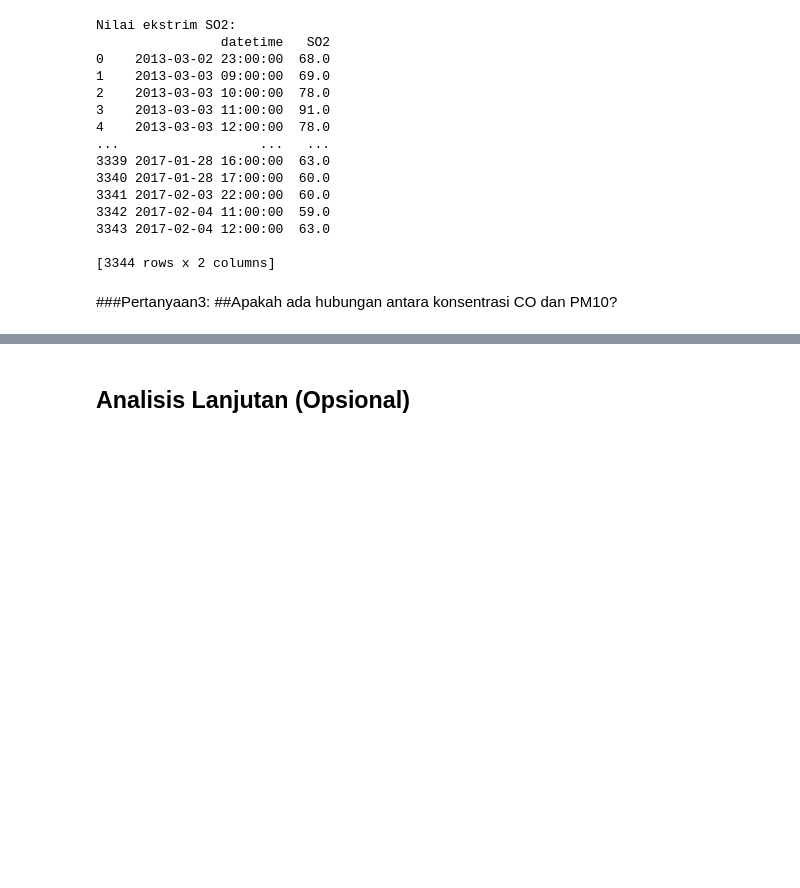
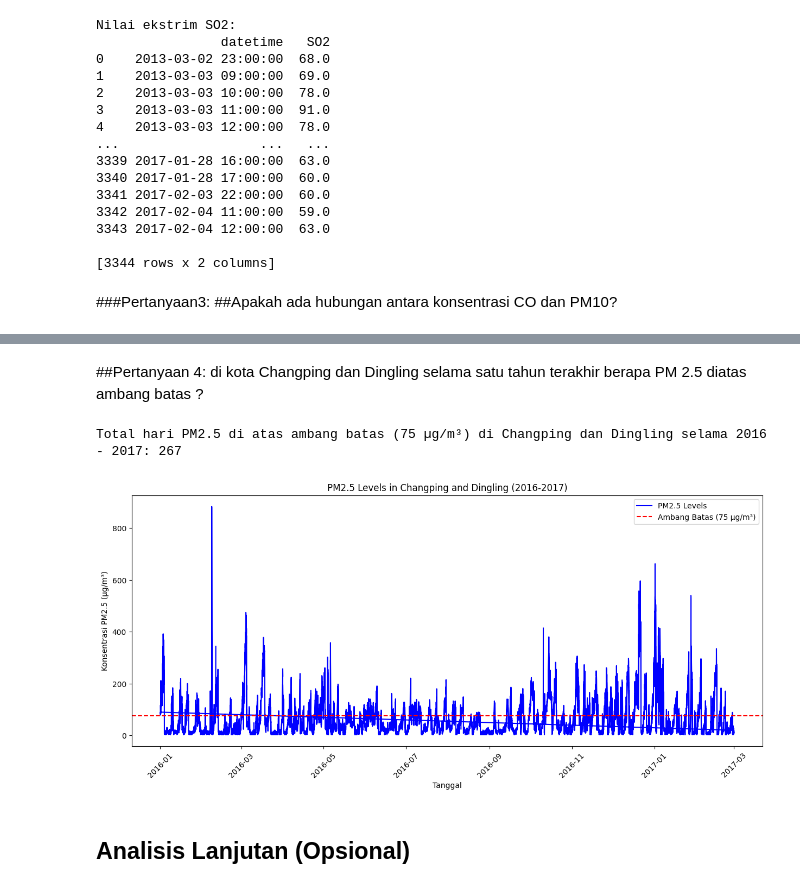
Before and after one commit to Rahmathidayat4299/analysis-air-quality, a Jupyter notebook: Proyek_Analisis_Data_Air_Quality.ipynb, the cells around one changed output, grey strips where cells are left out. Cells and saved outputs as stored; diff of their text form; code cells hidden in the pictures; blank space fills up the shorter version.

Commit message:
add question in analysis data

```diff
--- a/Proyek_Analisis_Data_Air_Quality.ipynb
+++ b/Proyek_Analisis_Data_Air_Quality.ipynb
@@ -315,3 +315,49 @@ Koefisien Korelasi antara CO dan PM10: 0.6775249050549231
+# %% [markdown]
+##Pertanyaan 4:
+ di kota Changping dan Dingling selama satu tahun terakhir berapa PM 2.5 diatas ambang batas ?
+# %%
+# Ensure all required columns are numeric
+df[['year', 'month', 'day', 'hour']] = df[['year', 'month', 'day', 'hour']].apply(pd.to_numeric, errors='coerce')
+
+# Drop rows with NaN in the required columns
+df.dropna(subset=['year', 'month', 'day', 'hour'], inplace=True)
+
+# Create datetime column
+df['datetime'] = pd.to_datetime(df[['year', 'month', 'day', 'hour']])
+
+# Set datetime as index
+df.set_index('datetime', inplace=True)
+
+# Filter data for the years 2016 and 2017 and the desired cities
+filtered_df = df[(df.index.year.isin([2016, 2017])) & (df['station'].isin(['Changping', 'Dingling']))]
+
+# Count the number of days where PM2.5 exceeds the threshold
+exceeding_days = filtered_df[filtered_df['PM2.5'] > 75]
+
+# Group by date and count the number of days
+result = exceeding_days.groupby(exceeding_days.index.date).size()
+
+# Total number of days exceeding the threshold
+total_exceeding_days = result.count()
+
+# Display the result
+print(f"Total hari PM2.5 di atas ambang batas (75 µg/m³) di Changping dan Dingling selama 2016 - 2017: {total_exceeding_days}")
+
+# Plotting PM2.5 levels
+plt.figure(figsize=(15, 6))
+plt.plot(filtered_df.index, filtered_df['PM2.5'], label='PM2.5 Levels', color='blue')
+plt.axhline(y=75, color='r', linestyle='--', label='Ambang Batas (75 µg/m³)')
+plt.title('PM2.5 Levels in Changping and Dingling (2016-2017)')
+plt.xlabel('Tanggal')
+plt.ylabel('Konsentrasi PM2.5 (µg/m³)')
+plt.xticks(rotation=45)  # Rotate x-axis labels for better readability
+plt.legend()
+
+# Show the plot
+plt.show()
+# %% [output]
+Total hari PM2.5 di atas ambang batas (75 µg/m³) di Changping dan Dingling selama 2016 - 2017: 267
+[figure, added]
 # %% [markdown]
 ## Analisis Lanjutan (Opsional)
 # %% [markdown]
```
Also changed, not shown: parts of 2 cells of this notebook, 1 other file.
